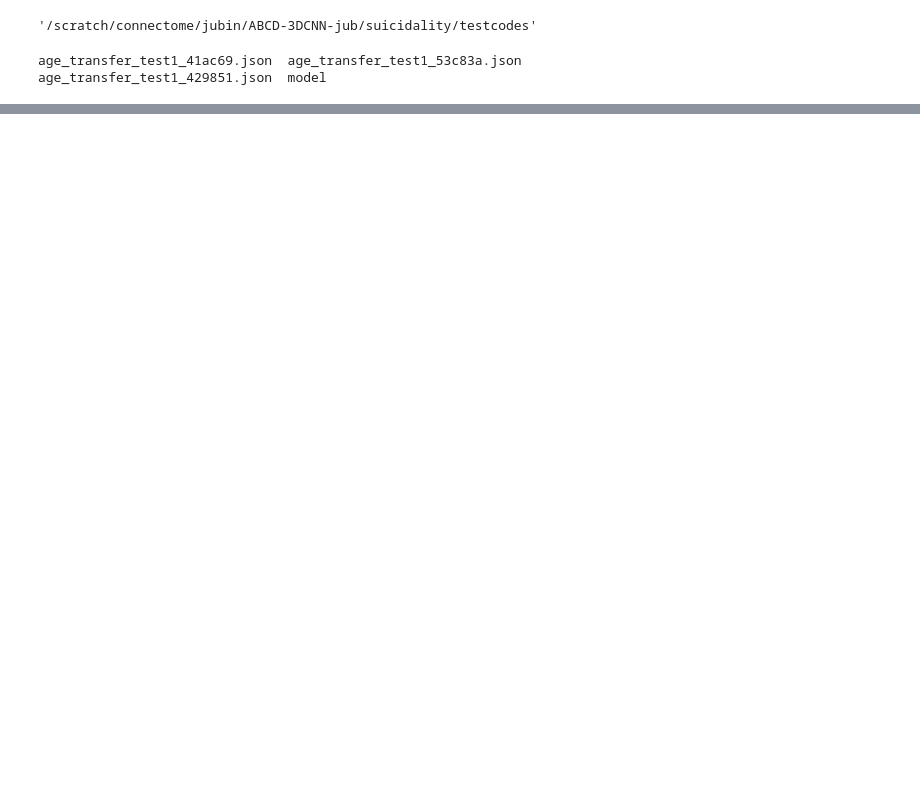
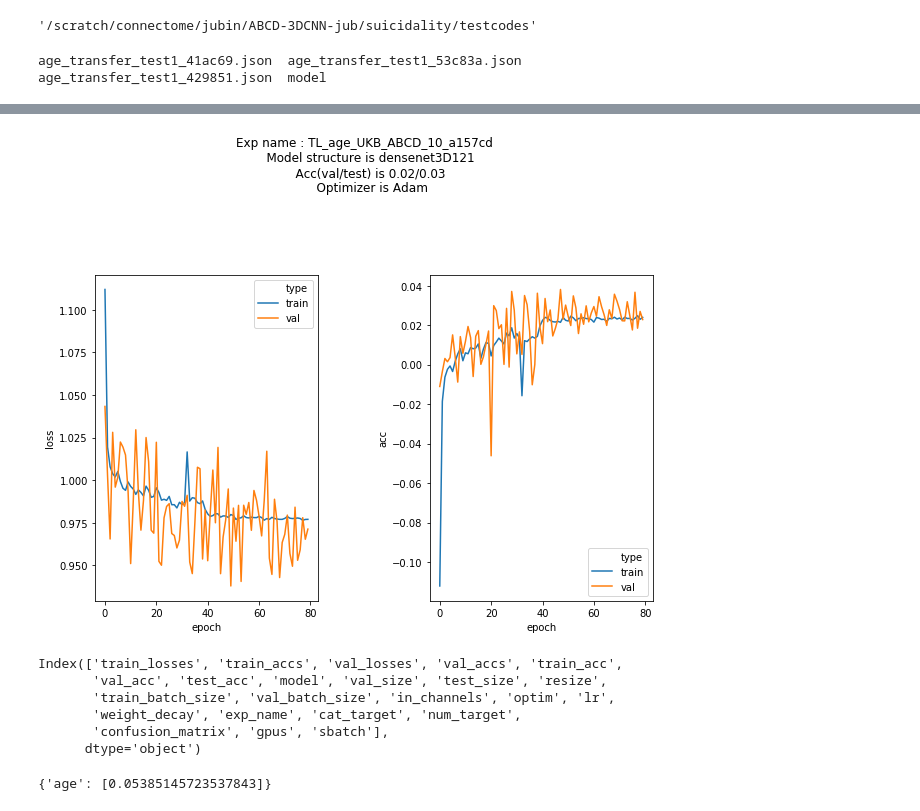
Before and after one commit to Transconnectome/ABCD-3DCNN, a Jupyter notebook: STEP_5_Transfer_learning/plotting_results.ipynb, the cells around one changed output, grey strips where cells are left out. Drawn from its saved outputs; the diff is of its cells as text; code cells hidden in the pictures; blank space fills up the shorter version.

```diff
--- a/STEP_5_Transfer_learning/plotting_results.ipynb
+++ b/STEP_5_Transfer_learning/plotting_results.ipynb
@@ -112,0 +113,25 @@ DataError: No numeric types to aggregate
+# %%
+jsons = ['TL_age_UKB_ABCD_10_a157cd.json']
+# %%
+# file_list = glob.glob(f'{dir_path}/{exp}')
+# print(file_list)
+file_list = jsons
+for file in file_list:
+    file_path = dir_path+'/'+file
+    df = load_exp_result(file_path)
+    dl = plot_loss_acc(df)
+# %% [output]
+[figure, added]
+# %%
+df.columns
+# %% [output]
+Index(['train_losses', 'train_accs', 'val_losses', 'val_accs', 'train_acc',
+       'val_acc', 'test_acc', 'model', 'val_size', 'test_size', 'resize',
+       'train_batch_size', 'val_batch_size', 'in_channels', 'optim', 'lr',
+       'weight_decay', 'exp_name', 'cat_target', 'num_target',
+       'confusion_matrix', 'gpus', 'sbatch'],
+      dtype='object')
+# %%
+print(f"{df['test_acc'][0].}")
+# %% [output]
+{'age': [0.05385145723537843]}
```
Also changed, not shown: parts of 4 cells of this notebook, 3 other files.
